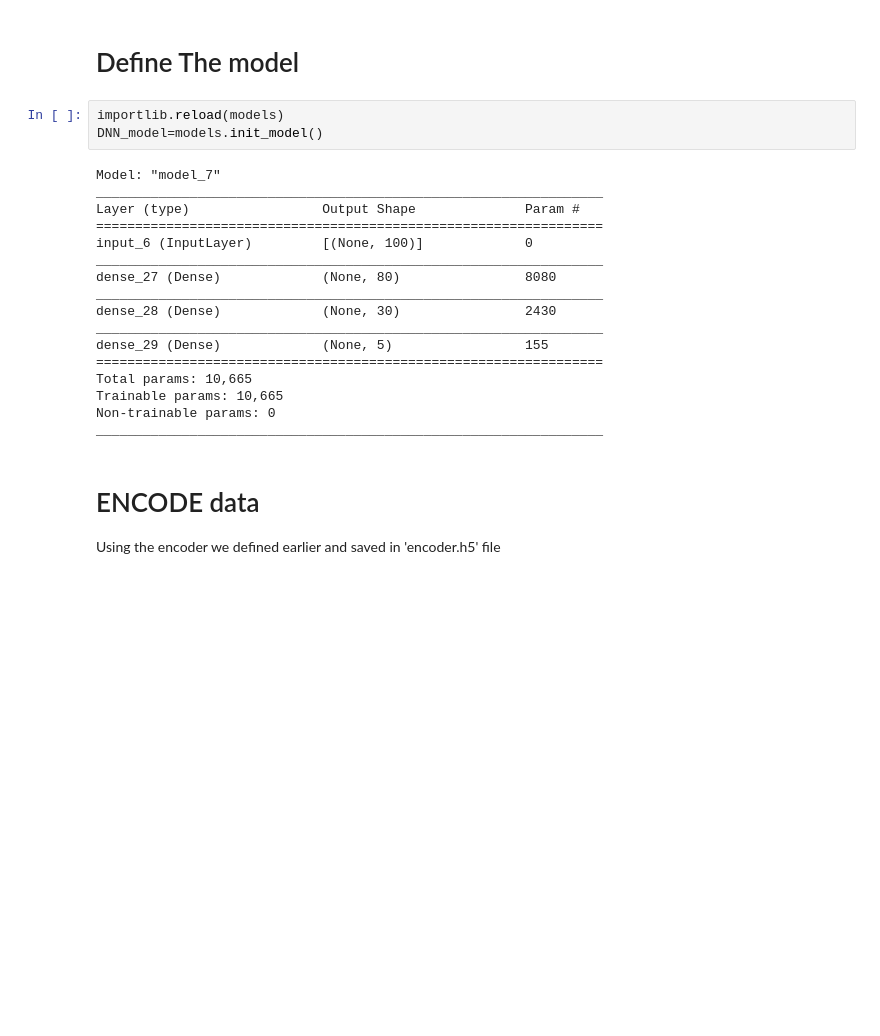
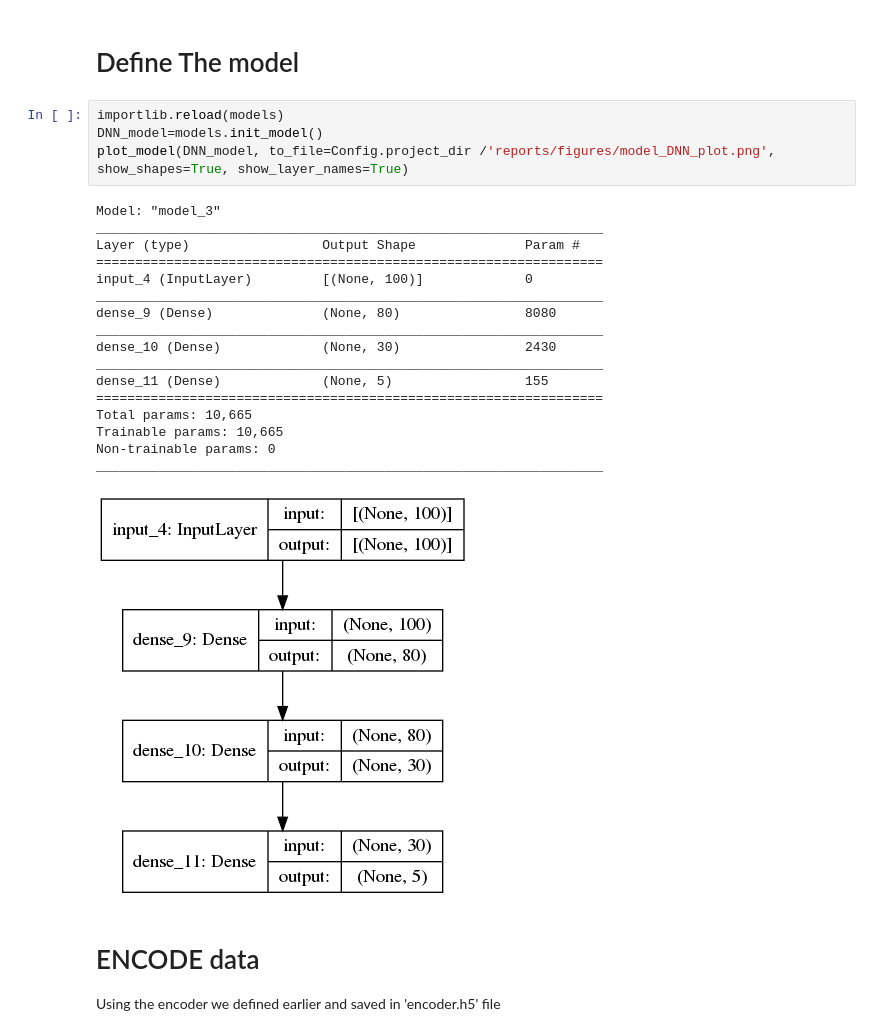
Before and after one commit to Alich13/ML_RNA-seq_analysis, a Jupyter notebook: notebooks/06-neural_network-classification.ipynb, the cells around one changed output. Saved outputs shown, nothing was run; the diff lists cells and outputs as text; blank space fills up the shorter version.

```diff
--- a/notebooks/06-neural_network-classification.ipynb
+++ b/notebooks/06-neural_network-classification.ipynb
@@ -102,23 +102,25 @@ Epoch 200/200
 # %%
 importlib.reload(models)
 DNN_model=models.init_model()
+plot_model(DNN_model, to_file=Config.project_dir /'reports/figures/model_DNN_plot.png', show_shapes=True, show_layer_names=True)
 # %% [output]
-Model: "model_7"
+Model: "model_3"
 _________________________________________________________________
 Layer (type)                 Output Shape              Param #
 =================================================================
-input_6 (InputLayer)         [(None, 100)]             0
+input_4 (InputLayer)         [(None, 100)]             0
 _________________________________________________________________
-dense_27 (Dense)             (None, 80)                8080
+dense_9 (Dense)              (None, 80)                8080
 _________________________________________________________________
-dense_28 (Dense)             (None, 30)                2430
+dense_10 (Dense)             (None, 30)                2430
 _________________________________________________________________
-dense_29 (Dense)             (None, 5)                 155
+dense_11 (Dense)             (None, 5)                 155
 =================================================================
 Total params: 10,665
 Trainable params: 10,665
 Non-trainable params: 0
 _________________________________________________________________
+[figure, added]
 # %% [markdown]
 # ENCODE data
 Using the encoder we defined earlier and saved in  'encoder.h5' file
```
Also changed, not shown: 3 other files.
